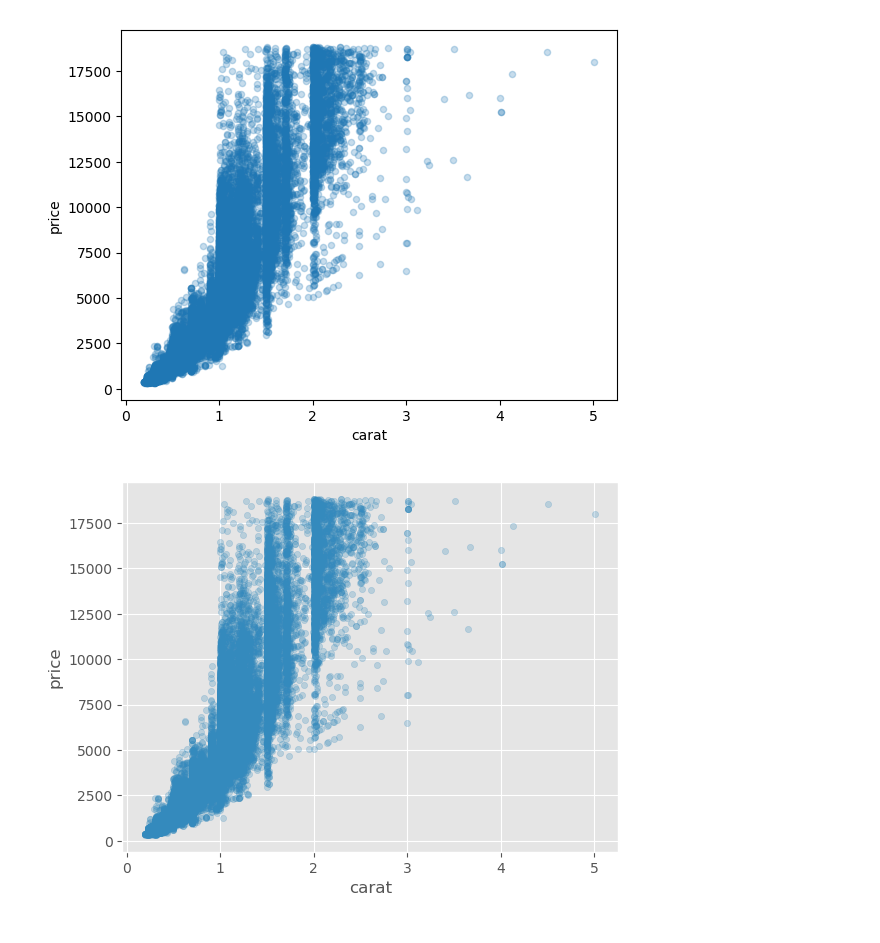
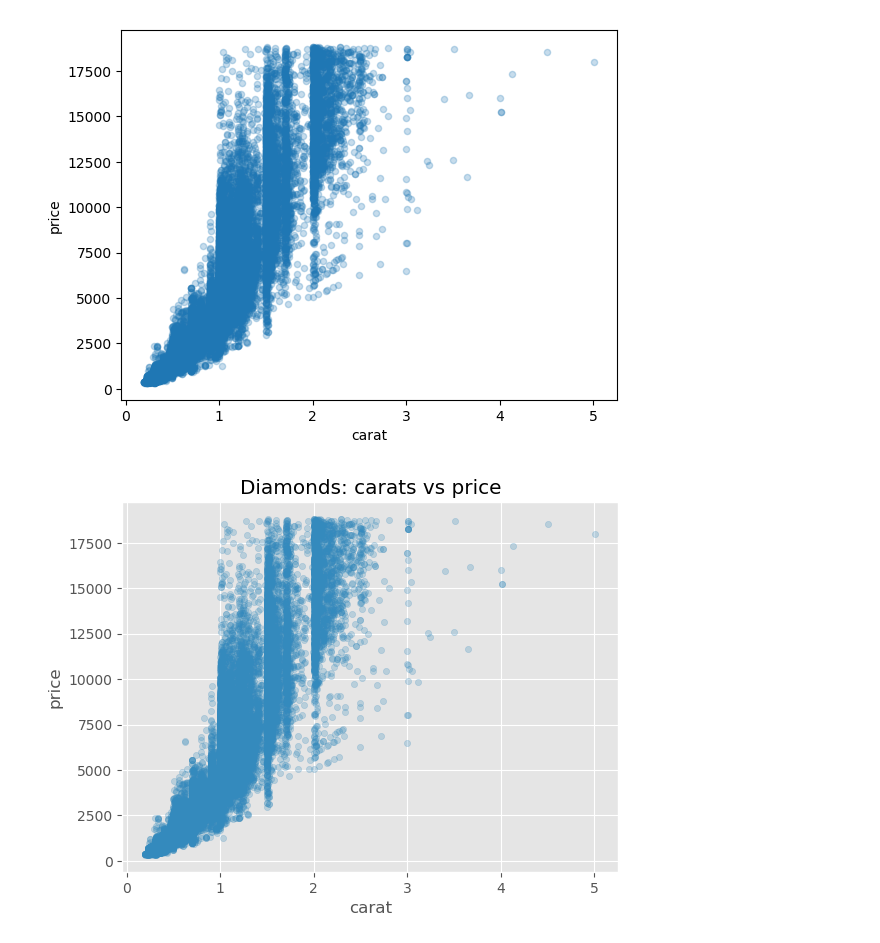
Before and after one commit to mdchambers/ml-working, a Jupyter notebook: Untitled.ipynb, the cells around one changed output. Saved outputs shown, nothing was run; the diff lists cells and outputs as text; code cells hidden in the pictures.

```diff
--- a/Untitled.ipynb
+++ b/Untitled.ipynb
@@ -75,6 +75,7 @@ plt.show()
 # %%
 plt.style.use('ggplot')
 df.plot(kind="scatter", x = "carat", y = "price", alpha = 0.25)
+plt.title("Diamonds: carats vs price")
 plt.show()
 # %% [output]
-[figure, old version]
+[figure, new version]
```
Also changed, not shown: parts of 1 cell of this notebook, 3 other files.
